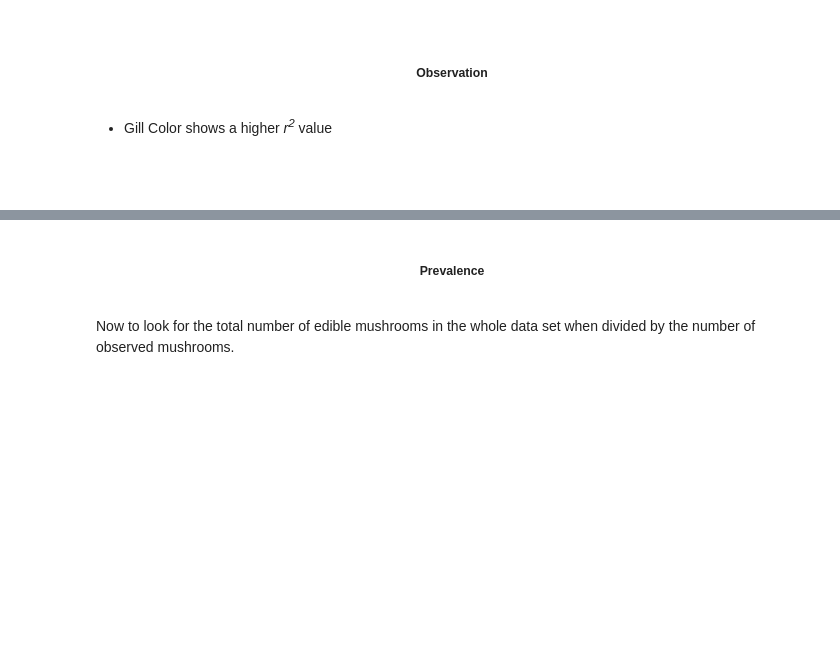
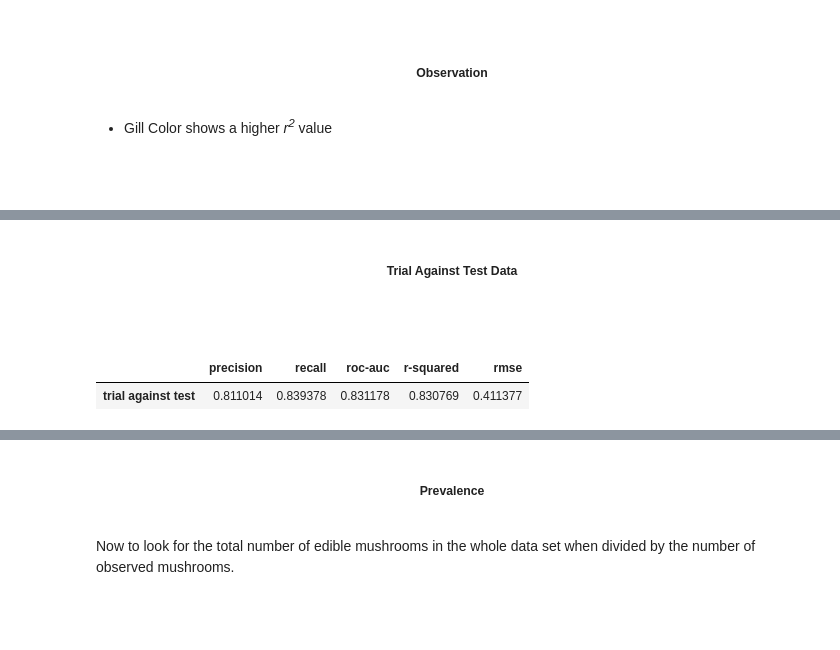
Before and after one commit to MondeAnna/posinous-mushrooms, a Jupyter notebook: notebook/mushrooms.ipynb, the cells around one changed output, grey strips where cells are left out. Cells and saved outputs as stored; diff of their text form; code cells hidden in the pictures; blank space fills up the shorter version.

Commit message:
feat (model): generate using GridSearchCV

```diff
--- a/notebook/mushrooms.ipynb
+++ b/notebook/mushrooms.ipynb
@@ -663,0 +668,10 @@ def calculate_tuning_findings(y, y_hat):
+# %%
+range_of_5_thousandths = [x / 100 for x in range(0, 51, 5)]
+
+parameters = {
+    "criterion": ["gini", "entropy", "log_loss"],
+    "max_depth": range(1,11),
+    "min_weight_fraction_leaf": range_of_5_thousandths,
+    "splitter": ["best", "random"],
+    "random_state": [SEED],
+}
@@ -663,0 +685,8 @@ def calculate_tuning_findings(y, y_hat):
+# %%
+grid_search_cv = GridSearchCV(
+    estimator=DecisionTreeClassifier(),
+    param_grid=parameters,
+    scoring="accuracy",
+    cv=10,
+    n_jobs=-1,
+)
@@ -797,0 +703,2 @@ pd.DataFrame(final_findings, index=["values"])
+# %%
+_ = grid_search_cv.fit(X_train, y_train)
@@ -797,0 +712,5 @@ pd.DataFrame(final_findings, index=["values"])
+# %% [markdown]
+<h5 align="center">Trial Against Test Data</h5>
+
+<br />
+<br />
@@ -797,0 +720,13 @@ pd.DataFrame(final_findings, index=["values"])
+# %%
+predictions = grid_search_cv.predict(X_test)
+trial_against_test = calculate_tuning_findings(
+    y_test, predictions
+)
+# %%
+pd.DataFrame(
+    data=trial_against_test,
+    index=["trial against test"]
+)
+# %% [output]
+|  | precision | recall | roc-auc | r-squared | rmse |
+| trial against test | 0.811014 | 0.839378 | 0.831178 | 0.830769 | 0.411377 |
```
Also changed, not shown: parts of 30 cells of this notebook.
